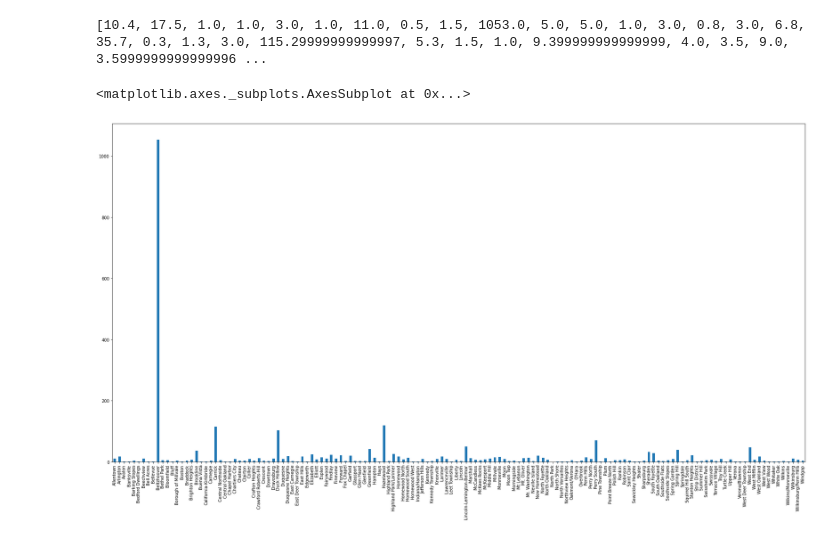
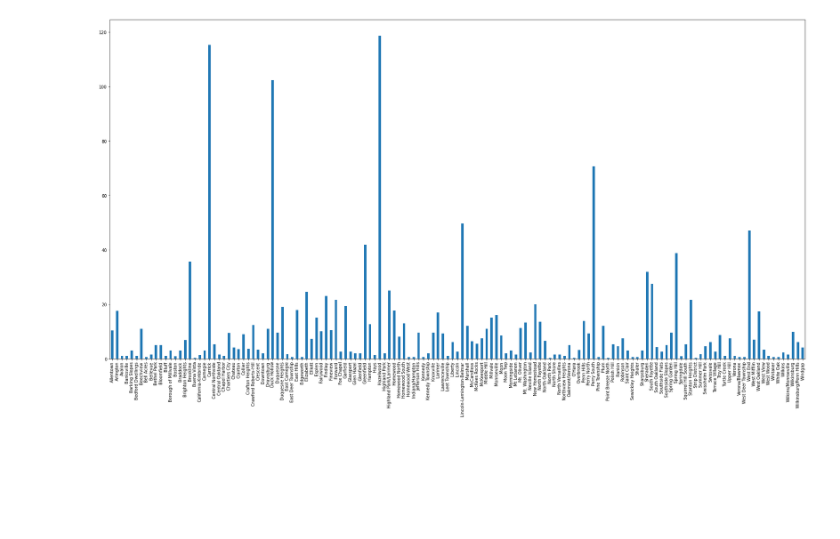
Before and after one commit to SAC496/Final_Project, a Jupyter notebook: Illegal Dump Sites.ipynb, the cells around one changed output. Saved outputs shown, nothing was run; the diff lists cells and outputs as text; code cells hidden in the pictures; blank space fills up the shorter version.

Commit message:
actually removed Beltzhoover

```diff
--- a/Illegal Dump Sites.ipynb
+++ b/Illegal Dump Sites.ipynb
@@ -1,29 +1,31 @@
 # %%
 import pandas as pd
+import geopandas
 import numpy as np
 import math
 data = pd.read_csv("illegaldumpsites.csv")
 neigh = []
 tons = []
 for index, row in data.iterrows():
-    if (row["Neighborhood"] != "Partially" and not(math.isnan(float(row["estimated_tons"])))):
+    if (row["Neighborhood"] != "Partially" and not(math.isnan(float(row["estimated_tons"]))) and row["Neighborhood"] != "Beltzhoover"):
         try:
             ind = -1
             found = False
             for hood in neigh:
                 ind += 1
                 if (hood == row["Neighborhood"]):
                     tons[ind] += (float(row["estimated_tons"]))
                     found = True
             if (found == False):
                 neigh.append(row["Neighborhood"])
                 tons.append(float(row["estimated_tons"]))
         except:
             pass
-print(tons)
+#I removed a neighborhood called Beltzhoover because they had one dump of 999.9 tons of trash, which was majorly skewing the data
 dumps = pd.Series(tons, index = neigh)
 dumps.plot(kind='bar', figsize=(30, 15))
+dumps = dumps.to_frame("count")
+
+neighborhoods = geopandas.read_file("Neighborhoods/Neighborhoods_.shp") # read in the shapefile
 # %% [output]
-[10.4, 17.5, 1.0, 1.0, 3.0, 1.0, 11.0, 0.5, 1.5, 1053.0, 5.0, 5.0, 1.0, 3.0, 0.8, 3.0, 6.8, 35.7, 0.3, 1.3, 3.0, 115.29999999999997, 5.3, 1.5, 1.0, 9.399999999999999, 4.0, 3.5, 9.0, 3.5999999999999996 ...
-<matplotlib.axes._subplots.AxesSubplot at 0x...>
-[figure, old version]
+[figure, new version]
```
Also changed, not shown: parts of 1 cell of this notebook, 1 other file.
